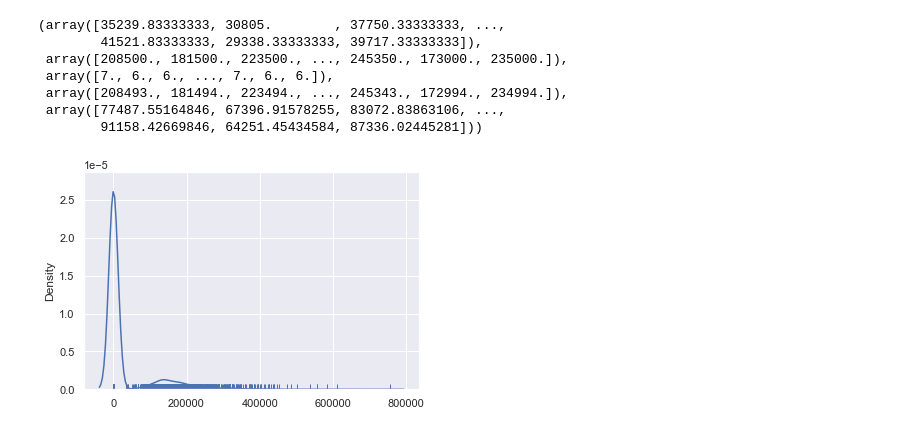
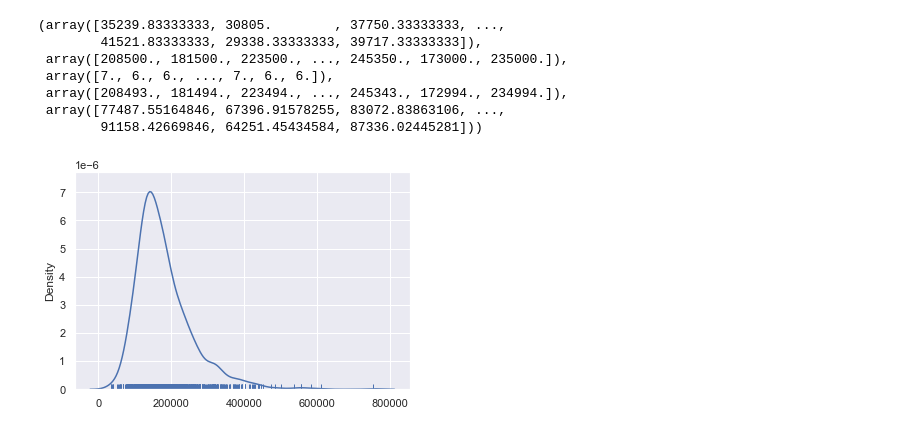
Before and after one commit to Marcot98/MaestriaDataScience, a Jupyter notebook: Ciencia de Datos en Python/Proyecto Final/Proyecto Final - Marco Escobar.ipynb, the cells around one changed output. Saved outputs shown, nothing was run; the diff lists cells and outputs as text; code cells hidden in the pictures.

```diff
--- a/Ciencia de Datos en Python/Proyecto Final/Proyecto Final - Marco Escobar.ipynb
+++ b/Ciencia de Datos en Python/Proyecto Final/Proyecto Final - Marco Escobar.ipynb
@@ -218,9 +265,9 @@ my.GetExploraionData(my.dsEntrenamiento)
  array([77487.55164846, 67396.91578255, 83072.83863106, ...,
         91158.42669846, 64251.45434584, 87336.02445281]))
 # %%
-my.GetHistogram(my.dsEntrenamiento)
+my.GetHistogram(my.dsEntrenamiento,1)
 # %% [output]
-[figure, old version]
+[figure, new version]
 # %%
 my.DivArrCoe(my.dsEntrenamiento)
 # %% [output]
```
Also changed, not shown: parts of 18 cells of this notebook, 1 other file.
